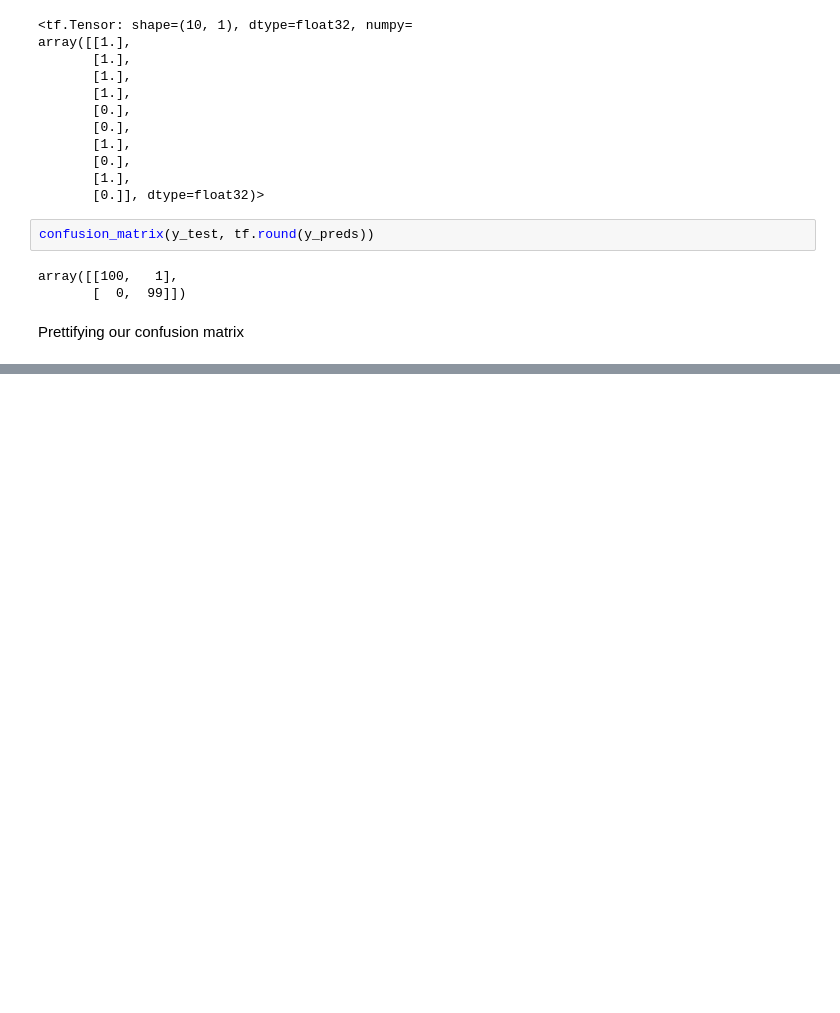
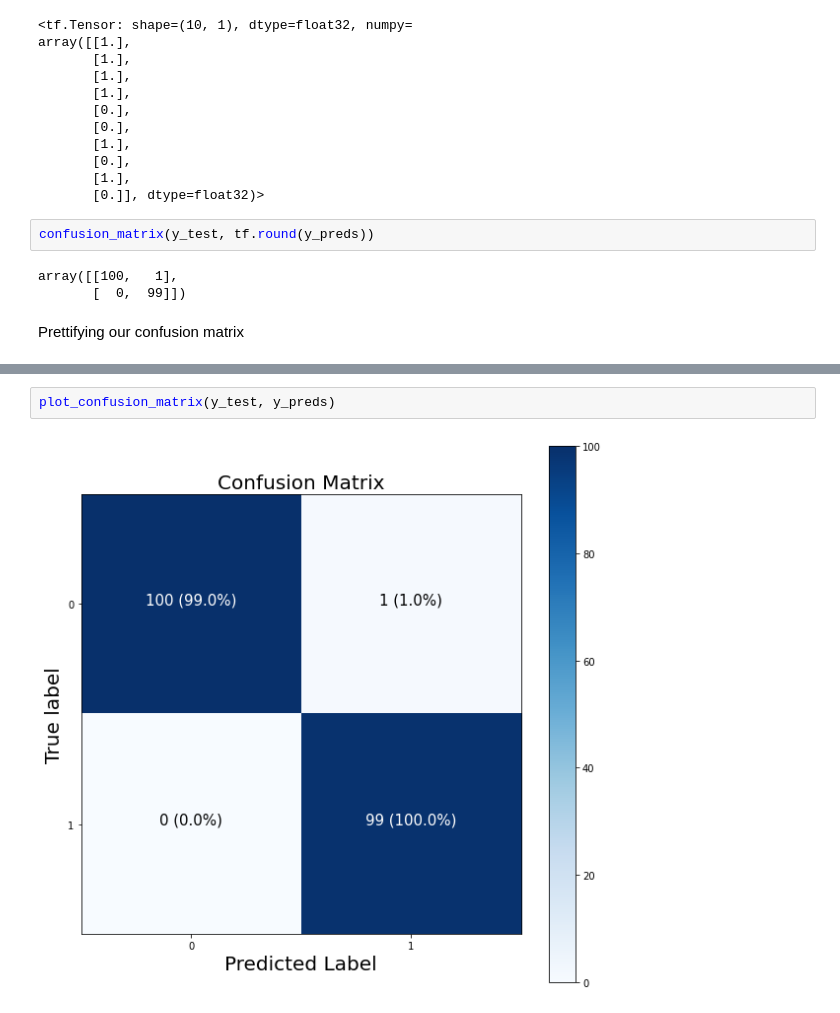
Before and after one commit to pformela/ztm-tensorflow, a Jupyter notebook: 03-neural-network-classification/02_neural_network_classification_in_tensorflow.ipynb, the cells around one changed output, grey strips where cells are left out. Saved outputs shown, nothing was run; the diff lists cells and outputs as text; blank space fills up the shorter version.

```diff
--- a/03-neural-network-classification/02_neural_network_classification_in_tensorflow.ipynb
+++ b/03-neural-network-classification/02_neural_network_classification_in_tensorflow.ipynb
@@ -819,0 +849,4 @@ AttributeError: ignored
+# %%
+plot_confusion_matrix(y_test, y_preds)
+# %% [output]
+[figure, added]
```
Also changed, not shown: parts of 61 cells of this notebook.
